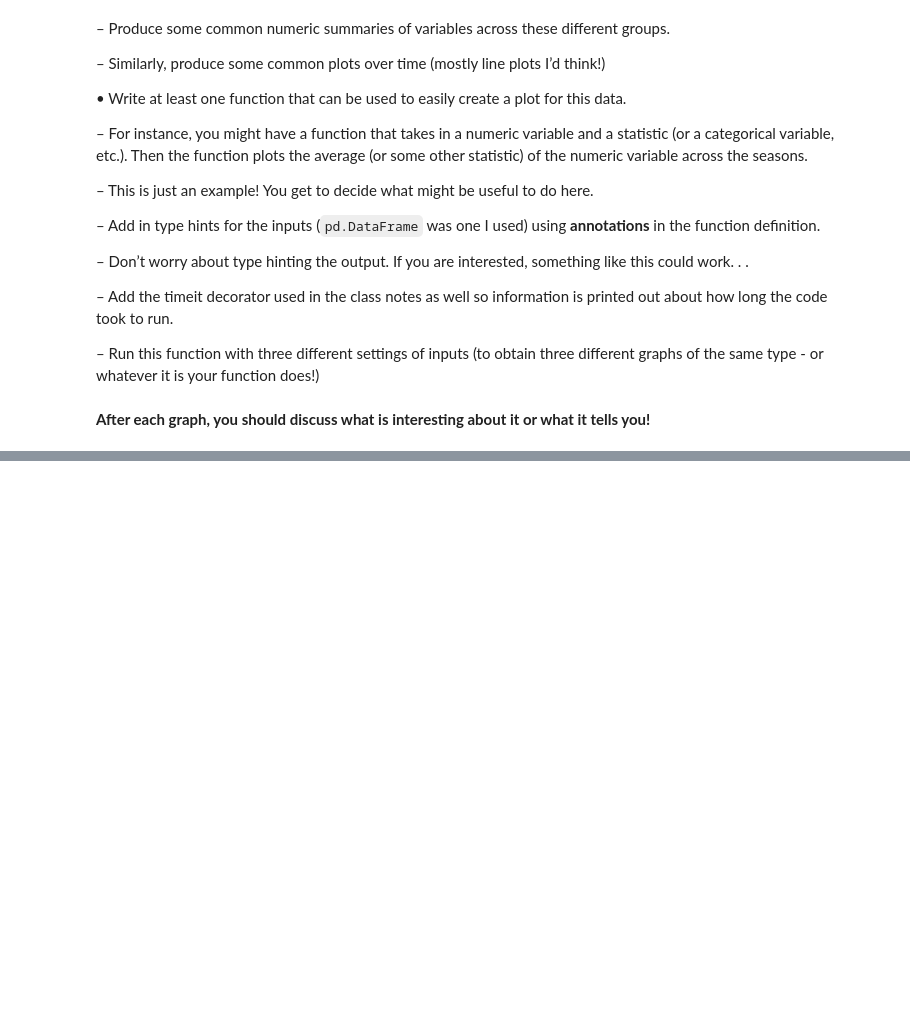
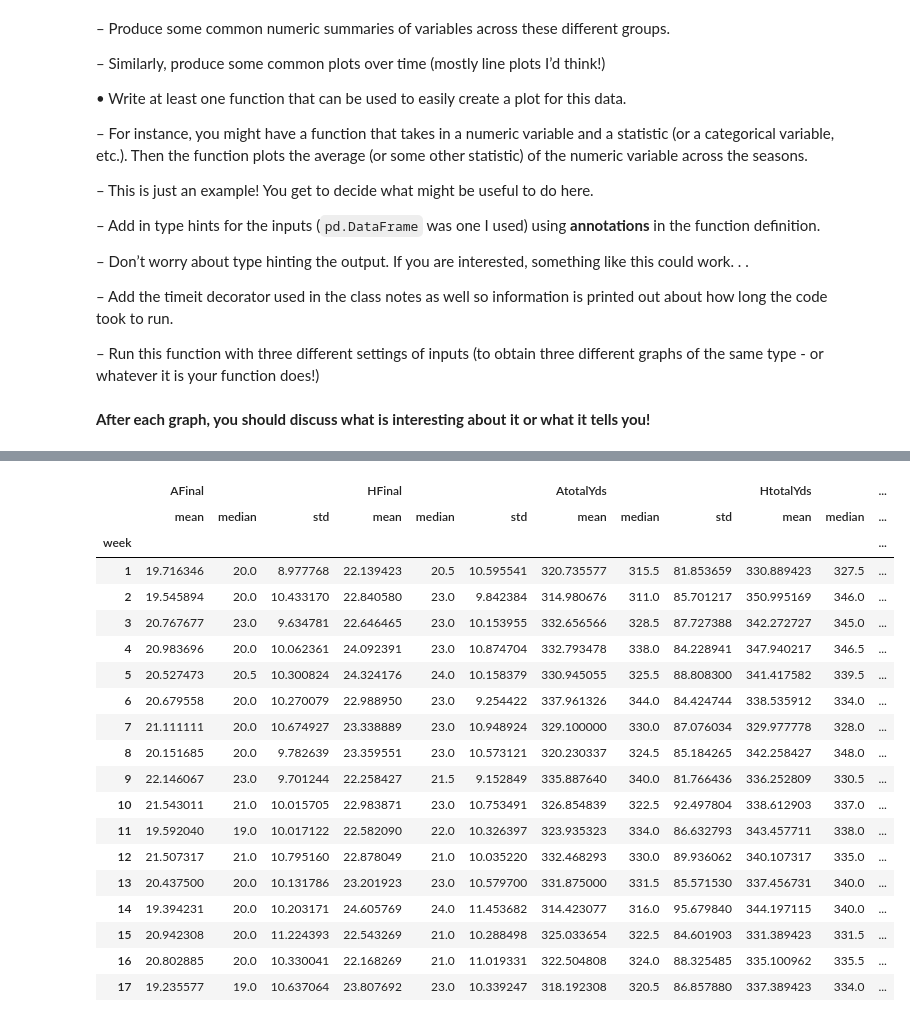
Before and after one commit to fhzhkunming/ST554_HW4, a Jupyter notebook: HW4_Hui.ipynb, the cells around one changed output, grey strips where cells are left out. Cells and saved outputs as stored; diff of their text form; code cells hidden in the pictures; blank space fills up the shorter version.

```diff
--- a/HW4_Hui.ipynb
+++ b/HW4_Hui.ipynb
@@ -390,0 +420,6 @@ nlf_data.head()
+# %%
+# summarize important variables grouped by season and week
+summary_vars = ["AFinal", "HFinal", "AtotalYds", "HtotalYds", "Aturnovers", "Hturnovers"] # list the variables to summarize
+summary_stats = ["mean","median","std"]                                                   # list the statistics to get
+summary_sw = nlf_data_sub.groupby(["season", "week"])[summary_vars].agg(summary_stats)    # simmarize the choosen vars grouped by season and week
+summary_sw
@@ -390,0 +467,25 @@ nlf_data.head()
+# %%
+s# immarize the choosen vars grouped by week
+summary_week = nlf_data_sub.groupby(["week"])[summary_vars].agg(summary_stats)
+summary_week
+# %% [output]
+|  | AFinal |  |  | HFinal |  |  | AtotalYds |  |  | HtotalYds |  | ... |
+|  | mean | median | std | mean | median | std | mean | median | std | mean | median | ... |
+| week |  |  |  |  |  |  |  |  |  |  |  | ... |
+| 1 | 19.716346 | 20.0 | 8.977768 | 22.139423 | 20.5 | 10.595541 | 320.735577 | 315.5 | 81.853659 | 330.889423 | 327.5 | ... |
+| 2 | 19.545894 | 20.0 | 10.433170 | 22.840580 | 23.0 | 9.842384 | 314.980676 | 311.0 | 85.701217 | 350.995169 | 346.0 | ... |
+| 3 | 20.767677 | 23.0 | 9.634781 | 22.646465 | 23.0 | 10.153955 | 332.656566 | 328.5 | 87.727388 | 342.272727 | 345.0 | ... |
+| 4 | 20.983696 | 20.0 | 10.062361 | 24.092391 | 23.0 | 10.874704 | 332.793478 | 338.0 | 84.228941 | 347.940217 | 346.5 | ... |
+| 5 | 20.527473 | 20.5 | 10.300824 | 24.324176 | 24.0 | 10.158379 | 330.945055 | 325.5 | 88.808300 | 341.417582 | 339.5 | ... |
+| 6 | 20.679558 | 20.0 | 10.270079 | 22.988950 | 23.0 | 9.254422 | 337.961326 | 344.0 | 84.424744 | 338.535912 | 334.0 | ... |
+| 7 | 21.111111 | 20.0 | 10.674927 | 23.338889 | 23.0 | 10.948924 | 329.100000 | 330.0 | 87.076034 | 329.977778 | 328.0 | ... |
+| 8 | 20.151685 | 20.0 | 9.782639 | 23.359551 | 23.0 | 10.573121 | 320.230337 | 324.5 | 85.184265 | 342.258427 | 348.0 | ... |
+| 9 | 22.146067 | 23.0 | 9.701244 | 22.258427 | 21.5 | 9.152849 | 335.887640 | 340.0 | 81.766436 | 336.252809 | 330.5 | ... |
+| 10 | 21.543011 | 21.0 | 10.015705 | 22.983871 | 23.0 | 10.753491 | 326.854839 | 322.5 | 92.497804 | 338.612903 | 337.0 | ... |
+| 11 | 19.592040 | 19.0 | 10.017122 | 22.582090 | 22.0 | 10.326397 | 323.935323 | 334.0 | 86.632793 | 343.457711 | 338.0 | ... |
+| 12 | 21.507317 | 21.0 | 10.795160 | 22.878049 | 21.0 | 10.035220 | 332.468293 | 330.0 | 89.936062 | 340.107317 | 335.0 | ... |
+| 13 | 20.437500 | 20.0 | 10.131786 | 23.201923 | 23.0 | 10.579700 | 331.875000 | 331.5 | 85.571530 | 337.456731 | 340.0 | ... |
+| 14 | 19.394231 | 20.0 | 10.203171 | 24.605769 | 24.0 | 11.453682 | 314.423077 | 316.0 | 95.679840 | 344.197115 | 340.0 | ... |
+| 15 | 20.942308 | 20.0 | 11.224393 | 22.543269 | 21.0 | 10.288498 | 325.033654 | 322.5 | 84.601903 | 331.389423 | 331.5 | ... |
+| 16 | 20.802885 | 20.0 | 10.330041 | 22.168269 | 21.0 | 11.019331 | 322.504808 | 324.0 | 88.325485 | 335.100962 | 335.5 | ... |
+| 17 | 19.235577 | 19.0 | 10.637064 | 23.807692 | 23.0 | 10.339247 | 318.192308 | 320.5 | 86.857880 | 337.389423 | 334.0 | ... |
```
Also changed, not shown: parts of 13 cells of this notebook.
